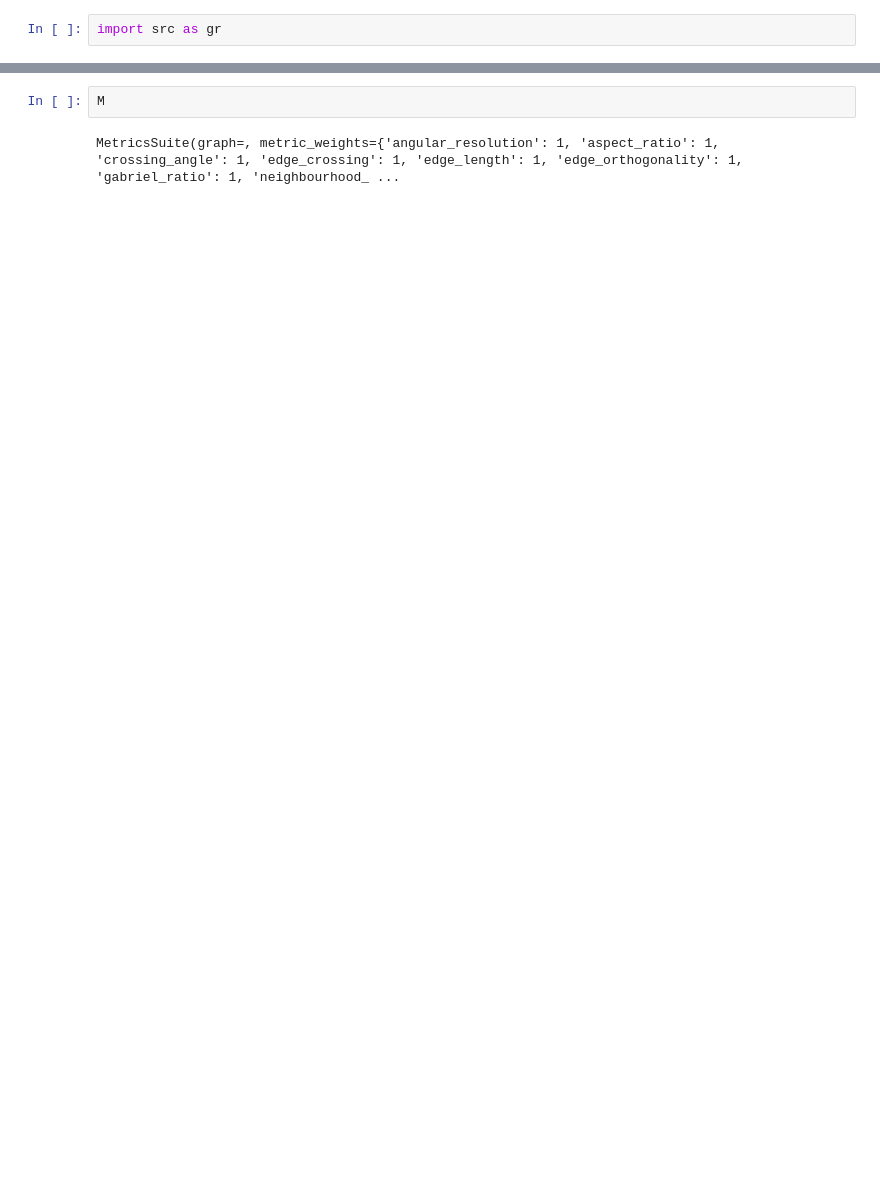
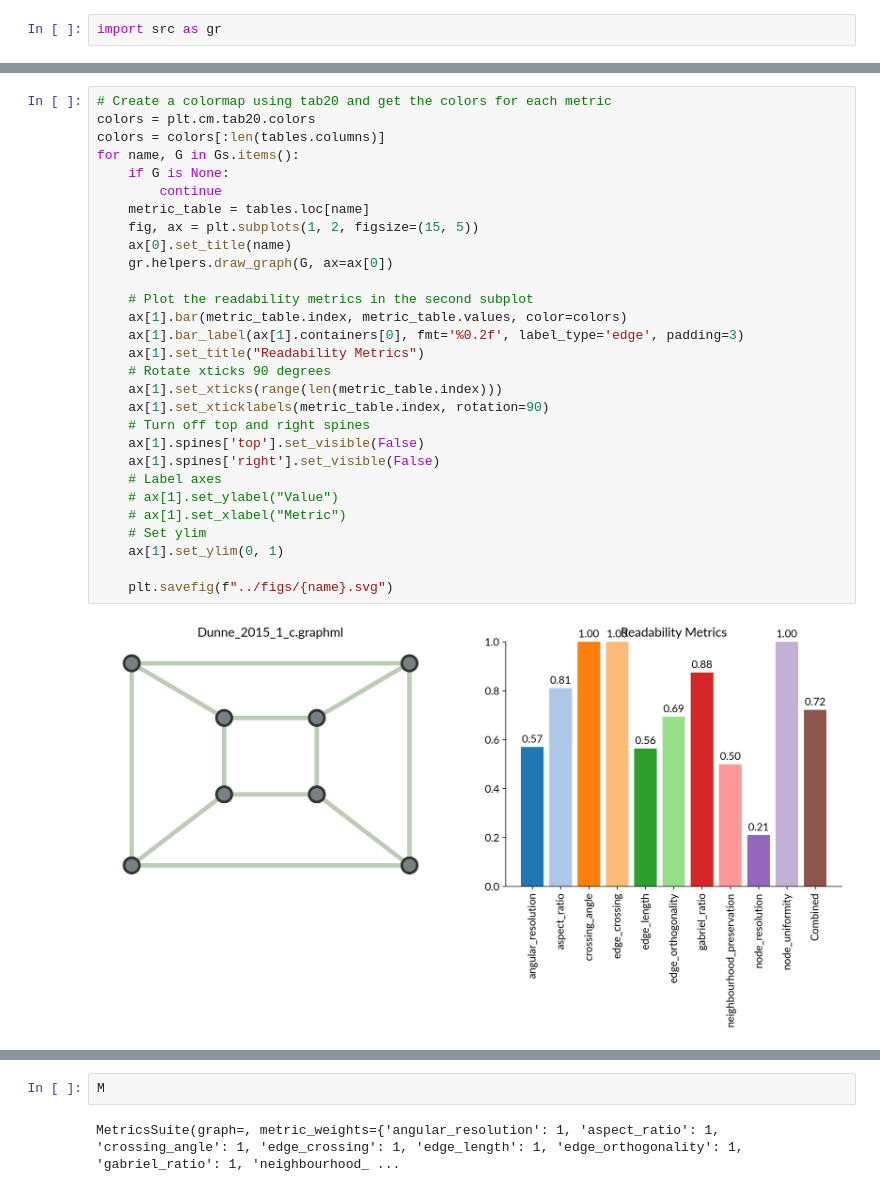
Before and after one commit to PhilipMathieu/graphreadability, a Jupyter notebook: notebooks/tests.ipynb, the cells around one changed output, grey strips where cells are left out. Drawn from its saved outputs; the diff is of its cells as text; blank space fills up the shorter version.

```diff
--- a/notebooks/tests.ipynb
+++ b/notebooks/tests.ipynb
@@ -164,0 +74,31 @@ tables
+# %%
+# Create a colormap using tab20 and get the colors for each metric
+colors = plt.cm.tab20.colors
+colors = colors[:len(tables.columns)]
+for name, G in Gs.items():
+    if G is None:
+        continue
+    metric_table = tables.loc[name]
+    fig, ax = plt.subplots(1, 2, figsize=(15, 5))
+    ax[0].set_title(name)
+    gr.helpers.draw_graph(G, ax=ax[0])
+
+    # Plot the readability metrics in the second subplot
+    ax[1].bar(metric_table.index, metric_table.values, color=colors)
+    ax[1].bar_label(ax[1].containers[0], fmt='%0.2f', label_type='edge', padding=3)
+    ax[1].set_title("Readability Metrics")
+    # Rotate xticks 90 degrees
+    ax[1].set_xticks(range(len(metric_table.index)))
+    ax[1].set_xticklabels(metric_table.index, rotation=90)
+    # Turn off top and right spines
+    ax[1].spines['top'].set_visible(False)
+    ax[1].spines['right'].set_visible(False)
+    # Label axes
+    # ax[1].set_ylabel("Value")
+    # ax[1].set_xlabel("Metric")
+    # Set ylim
+    ax[1].set_ylim(0, 1)
+
+    plt.savefig(f"../figs/{name}.svg")
+# %% [output]
+[figure, added]
```
Also changed, not shown: parts of 13 cells of this notebook, 8 other files.
